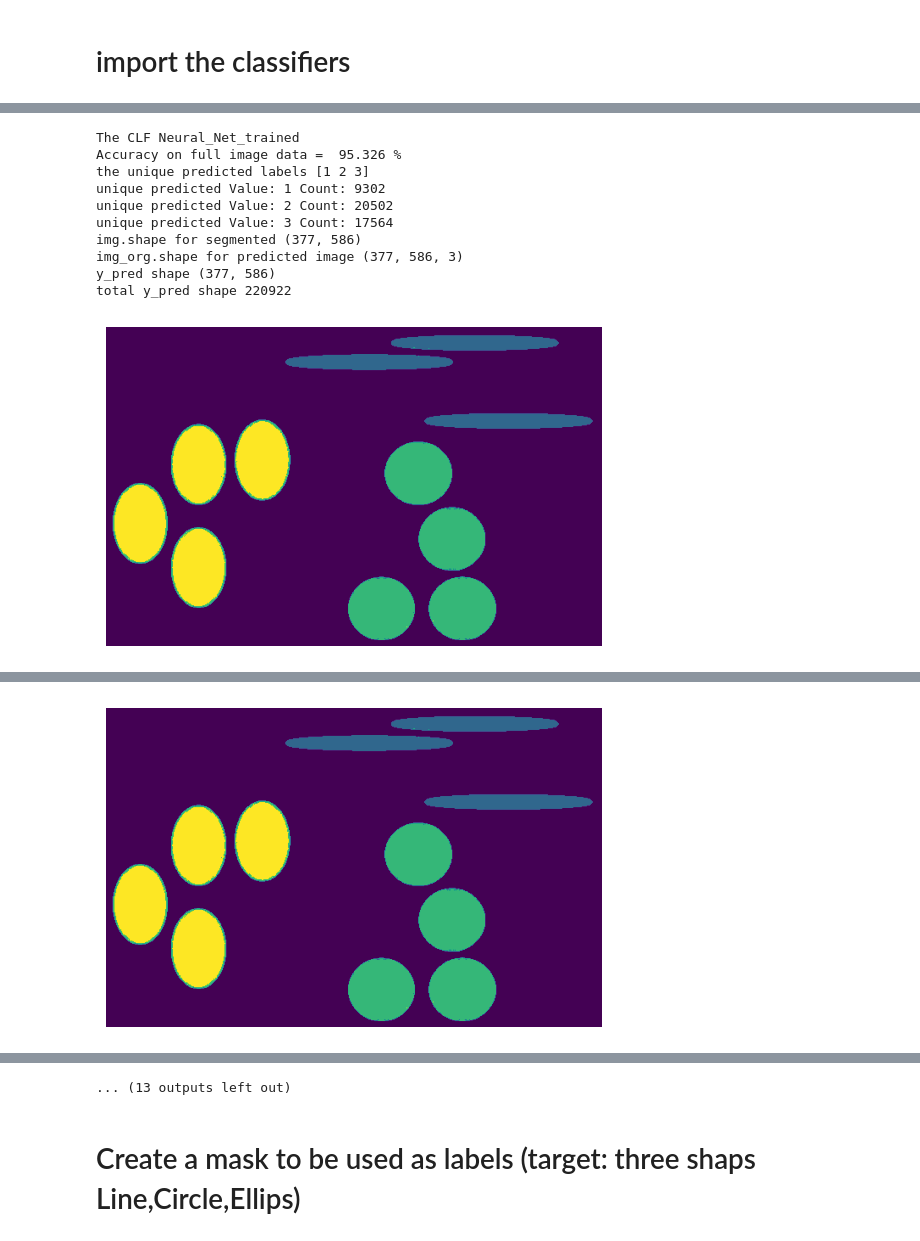
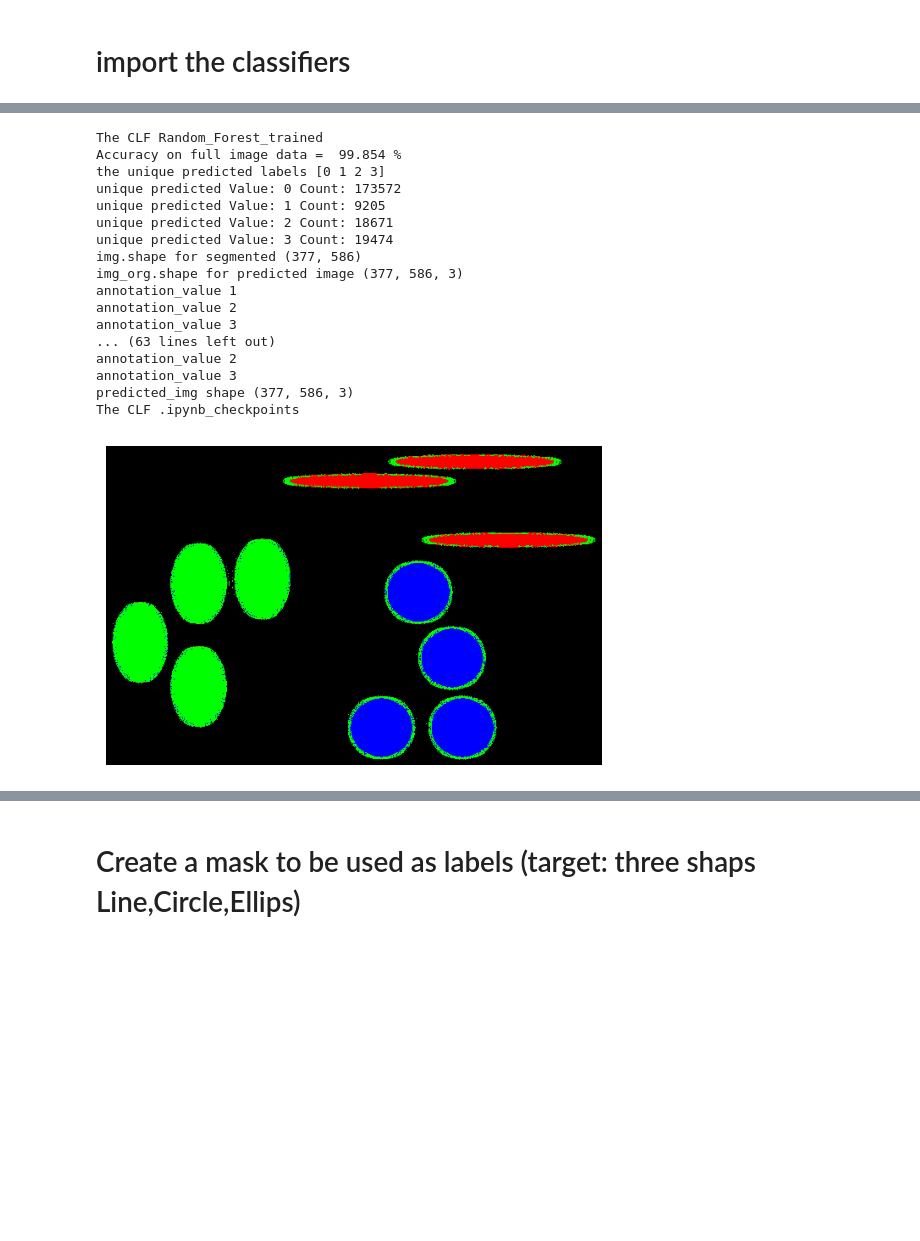
Before and after one commit to saharmahdie/PORTAL_code, a Jupyter notebook: pixels_seg_ML_save_trained_model_1_multi_CLFs.ipynb, the cells around one changed output, grey strips where cells are left out. Drawn from its saved outputs; the diff is of its cells as text; code cells hidden in the pictures; blank space fills up the shorter version.

Commit message:
test with new image using the saved model

```diff
--- a/pixels_seg_ML_save_trained_model_1_multi_CLFs.ipynb
+++ b/pixels_seg_ML_save_trained_model_1_multi_CLFs.ipynb
@@ -572,7 +573,7 @@ print('the count of the unique labels', df['Labels'].value_counts())
 
 #print("labeled_img1", labeled_img1[88600:88829])
 #df.to_csv("before_removing_pixels_pixels_features_and_lables.csv")
-df = df[df['Labels'] != 0] ## to remove the pixels of the background which not represensetive to our objects
+#df = df[df['Labels'] != 0] ## to remove the pixels of the background which not represensetive to our objects
 ###print(df.head())
 df.to_csv("pixels_features_and_lables.csv")
 # %% [output]
@@ -1016,74 +1083,62 @@ df after remove background (47368, 43)
  # extract X from the new image
 import os
 models_path = "/content/CLF_res"
 for model in os.listdir(models_path):  #iterate through each file
   print('The CLF', model)
   #To test the model on future datasets
   # loaded_model = pickle.load(open(filename, 'rb'))
   if (models_path + '/' + model) != '/content/CLF_res/.ipynb_checkpoints':
     loaded_model = pickle.load(open(models_path + '/' + model, 'rb'))
     prediction_result = loaded_model.predict(X_test_image)
 
     acc = metrics.accuracy_score(Y_test_image, prediction_result)*100
     print ("Accuracy on full image data = ", round(acc,3), '%')
 
-    unique_values, value_counts = np.unique(prediction_result, return_counts=True)
-    print('the unique predicted labels',  unique_values)
+    unique_values_pred, value_counts_pred = np.unique(prediction_result, return_counts=True)
+    print('the unique predicted labels',  unique_values_pred)
     # Display the counts of each unique value
-    for value, count in zip(unique_values, value_counts):
+    for value, count in zip(unique_values_pred, value_counts_pred):
         print("unique predicted Value:", value, "Count:", count)
 
     print('img.shape for segmented',img.shape)
     print('img_org.shape for predicted image',img_org.shape)
-    ################################ new code to combine the background pixels again to the predicted pixels
-    # Create an array to store the predicted labels
-    y_pred = np.zeros_like(labeled_img1)
-    y_pred[labeled_img1 != 0] = prediction_result
-
-    # Reshape the predicted labels and original image back into the original shape
-    y_pred = y_pred.reshape(img_org.shape[:2])
-    print('y_pred shape',y_pred.shape)
-    print('total y_pred shape',y_pred.shape[0]*y_pred.shape[1])
-    # Show the predicted image
-    plt.imshow(y_pred)
-    plt.axis('off')
-    plt.show()
-    #############################
-    # Combine all masks to create the final annotation image
-    annotation = np.zeros(binary.shape, dtype=np.uint8)
-    for mask in masks:
-      annotation[mask > 0] = mask[mask > 0]
 
     # # Color the pixels belonging to each contour
     colors = {1: (255, 0, 0), 2: (0, 0, 255), 3: (0, 255, 0)}
-    annotated_img = np.zeros_like(y_pred)
-    # print('img_org.shape',img_org.shape)
-    ##segmented = y_pred.reshape((img_org.shape[:2]))
-    annotation = np.zeros(y_pred.shape, dtype=np.uint8)
-    ##segmented = np.zeros(img_org.shape, dtype=np.uint8)
+
+    segmented = prediction_result.reshape((img.shape))
+
+    predicted_img = np.zeros_like(img_org)
+
     for annotation_value, color in colors.items():
       print('annotation_value',annotation_value)
-      pixels_of_certain_type = np.argwhere(annotation == annotation_value)
-      print('pixels_of_certain_type',pixels_of_certain_type)
+      pixels_of_certain_type = np.argwhere(segmented == annotation_value)
+      #print('pixels_of_certain_type',pixels_of_certain_type)
       for x,y in pixels_of_certain_type:
-        annotated_img[x, y] = np.array(color)
-    print('annotated_img labels: Line=red(255,0,0), Ellipse=Green(0,255,0), Circle=Blue(0,0,255)')
-    plt.imshow(y_pred)
+        predicted_img[x, y] = np.array(color)
+
+    plt.imshow(predicted_img)
     plt.axis('off')
-    plt.show()
-    #cv2_imshow(annotated_img)
-    print('annotated_img shape', annotated_img.shape)
-    plt.imsave('/content/predicted_images/predicted_test_image_{}.jpg'.format(model), y_pred)
+    #cv2_imshow(predicted_img)
+    print('predicted_img shape', predicted_img.shape)
+    plt.imsave('/content/predicted_images/predicted_test_image_{}.jpg'.format(model), predicted_img)
     ###################################
 # %% [output]
-The CLF Neural_Net_trained
-Accuracy on full image data =  95.326 %
-the unique predicted labels [1 2 3]
-unique predicted Value: 1 Count: 9302
-unique predicted Value: 2 Count: 20502
-unique predicted Value: 3 Count: 17564
+The CLF Random_Forest_trained
+Accuracy on full image data =  99.854 %
+the unique predicted labels [0 1 2 3]
+unique predicted Value: 0 Count: 173572
+unique predicted Value: 1 Count: 9205
+unique predicted Value: 2 Count: 18671
+unique predicted Value: 3 Count: 19474
 img.shape for segmented (377, 586)
 img_org.shape for predicted image (377, 586, 3)
-y_pred shape (377, 586)
-total y_pred shape 220922
+annotation_value 1
+annotation_value 2
+annotation_value 3
+... (63 lines left out)
+annotation_value 2
+annotation_value 3
+predicted_img shape (377, 586, 3)
+The CLF .ipynb_checkpoints
-[figure, old version]
+[figure, new version]
@@ -1097 +1144,0 @@ annotated_img labels: Line=red(255,0,0), Ellipse=Green(0,255,0), Circle=Blue(0,0
-[figure, removed]
@@ -1139,4 +1145,3 @@ annotated_img labels: Line=red(255,0,0), Ellipse=Green(0,255,0), Circle=Blue(0,0
-... (13 outputs left out)
 # %% [markdown]
 # Create a mask to be used as labels (target: three shaps Line,Circle,Ellips)
 # %%
```
Also changed, not shown: parts of 11 cells of this notebook.
